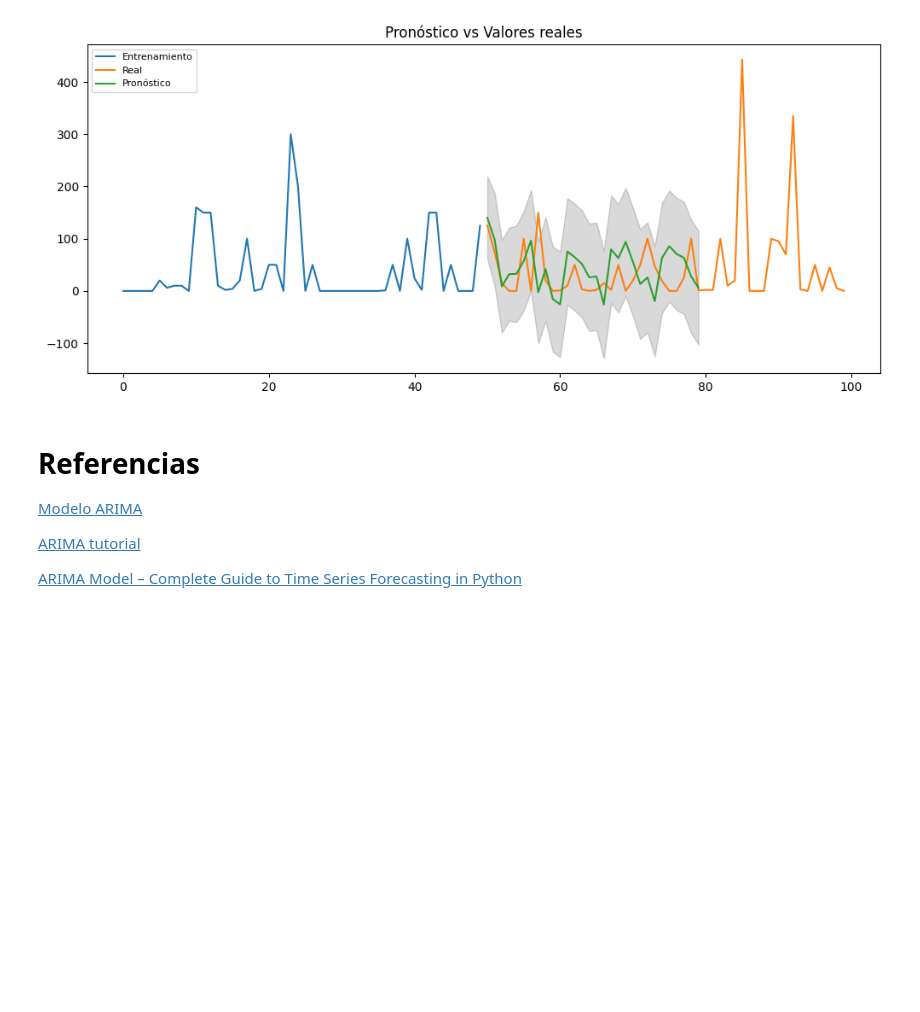
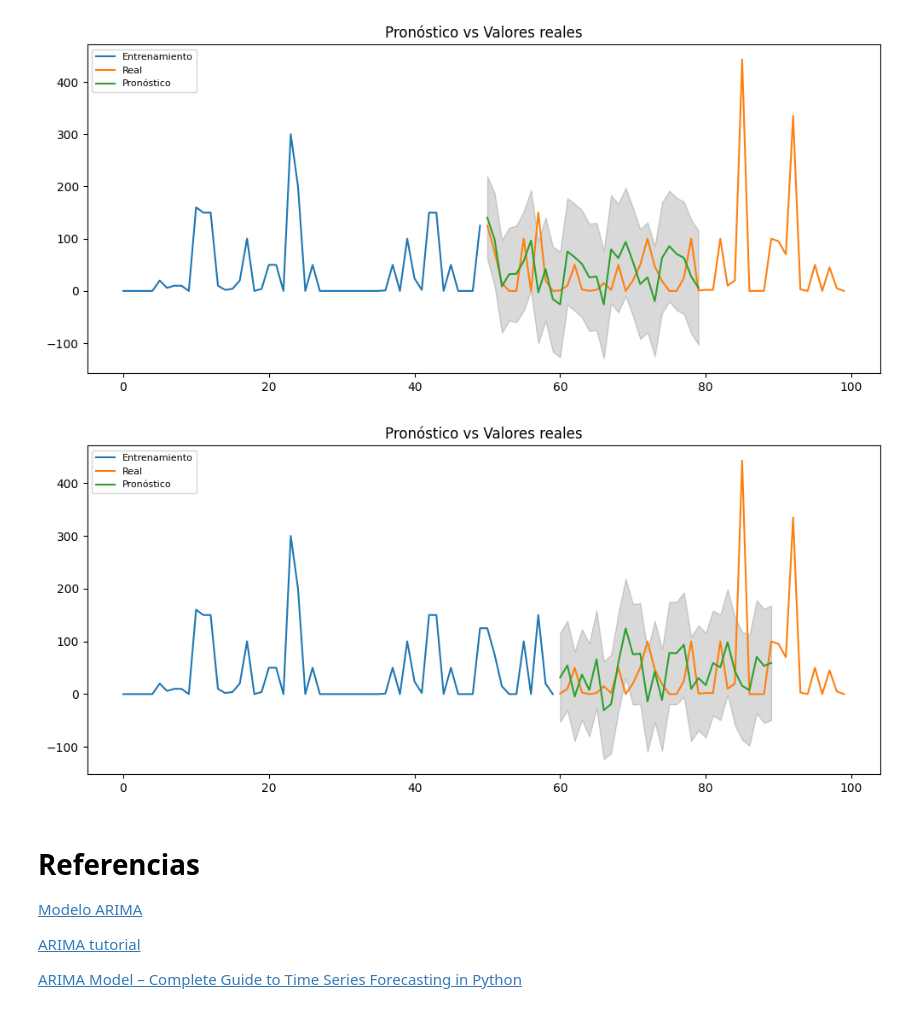
Before and after one commit to fdcir3tt/ct_dashboard, a Jupyter notebook: mlops/notebooks/ARIMA.ipynb, the cells around one changed output. Drawn from its saved outputs; the diff is of its cells as text; code cells hidden in the pictures; blank space fills up the shorter version.

```diff
--- a/mlops/notebooks/ARIMA.ipynb
+++ b/mlops/notebooks/ARIMA.ipynb
@@ -207,6 +207,44 @@ plt.legend(loc='upper left', fontsize=8)
 plt.show()
 # %% [output]
 [figure]
+# %%
+from statsmodels.tsa.arima.model import ARIMA
+
+# Datos de entrenamiento
+split_index=60
+clean_time_series = pd.Series(time_series[340:440])
+y_train = clean_time_series[:split_index]
+y_test = clean_time_series[split_index:]
+
+# Modelo
+model = ARIMA(y_train,
+              order=(24, 1, 5), # p,d,q
+              enforce_stationarity=True,
+              enforce_invertibility=True)
+fitted = model.fit(method_kwargs={"maxiter": 1000})
+
+# Forecast
+forecast = fitted.get_forecast(steps=30)
+fc = forecast.predicted_mean
+conf = forecast.conf_int()
+
+# Convertir a series de pandas
+fc_series = pd.Series(fc, index=y_test.index)
+lower_series = conf.iloc[:, 0]
+upper_series = conf.iloc[:, 1]
+
+# Plot
+plt.figure(figsize=(12,5), dpi=100)
+plt.plot(y_train, label='Entrenamiento')
+plt.plot(y_test, label='Real')
+plt.plot(fc_series, label='Pronóstico')
+plt.fill_between(lower_series.index, lower_series, upper_series,
+                 color='k', alpha=.15)
+plt.title('Pronóstico vs Valores reales')
+plt.legend(loc='upper left', fontsize=8)
+plt.show()
+# %% [output]
+[figure, added]
 # %% [markdown]
 # Referencias
 
```
Also changed, not shown: parts of 1 cell of this notebook, 1 other file.
